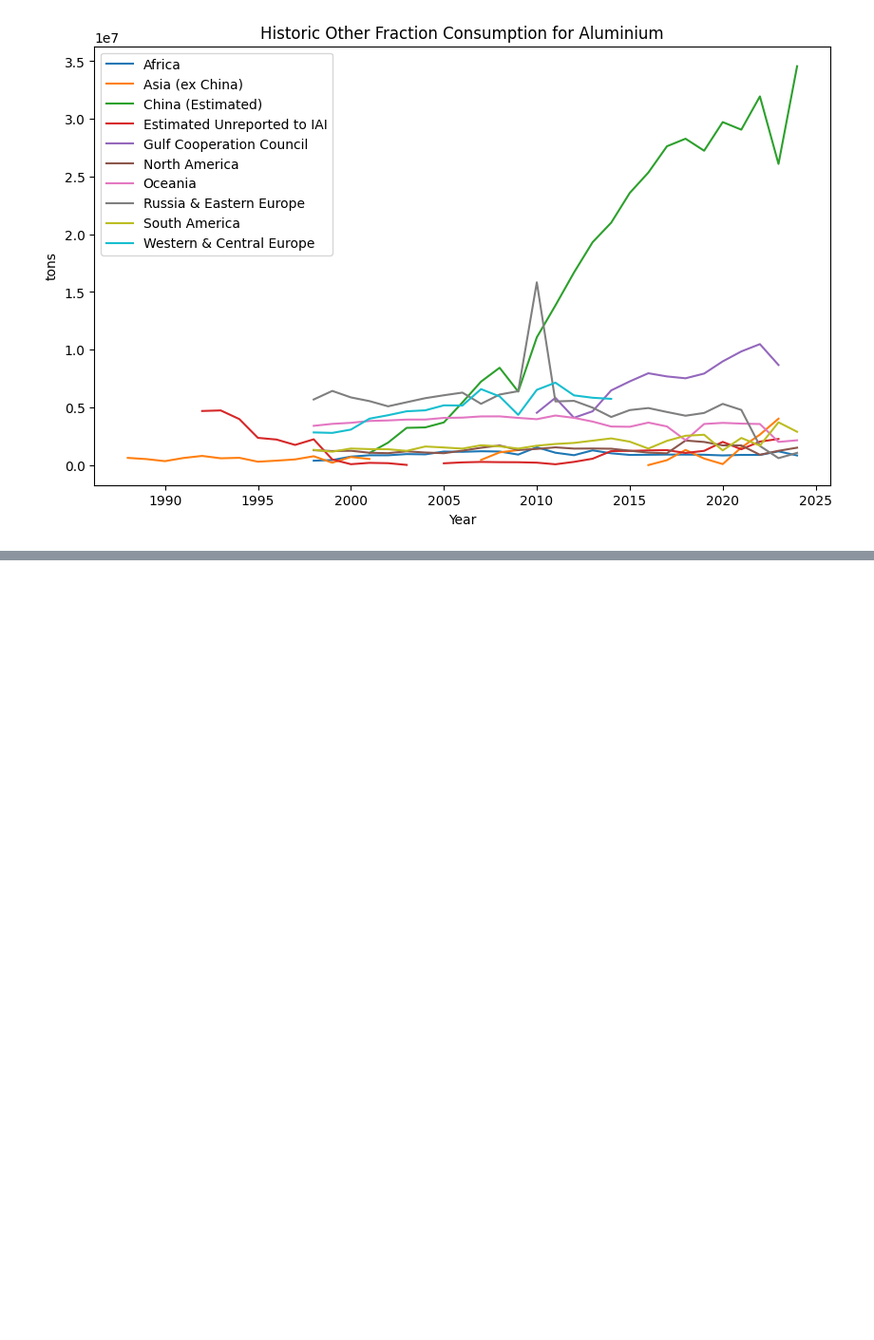
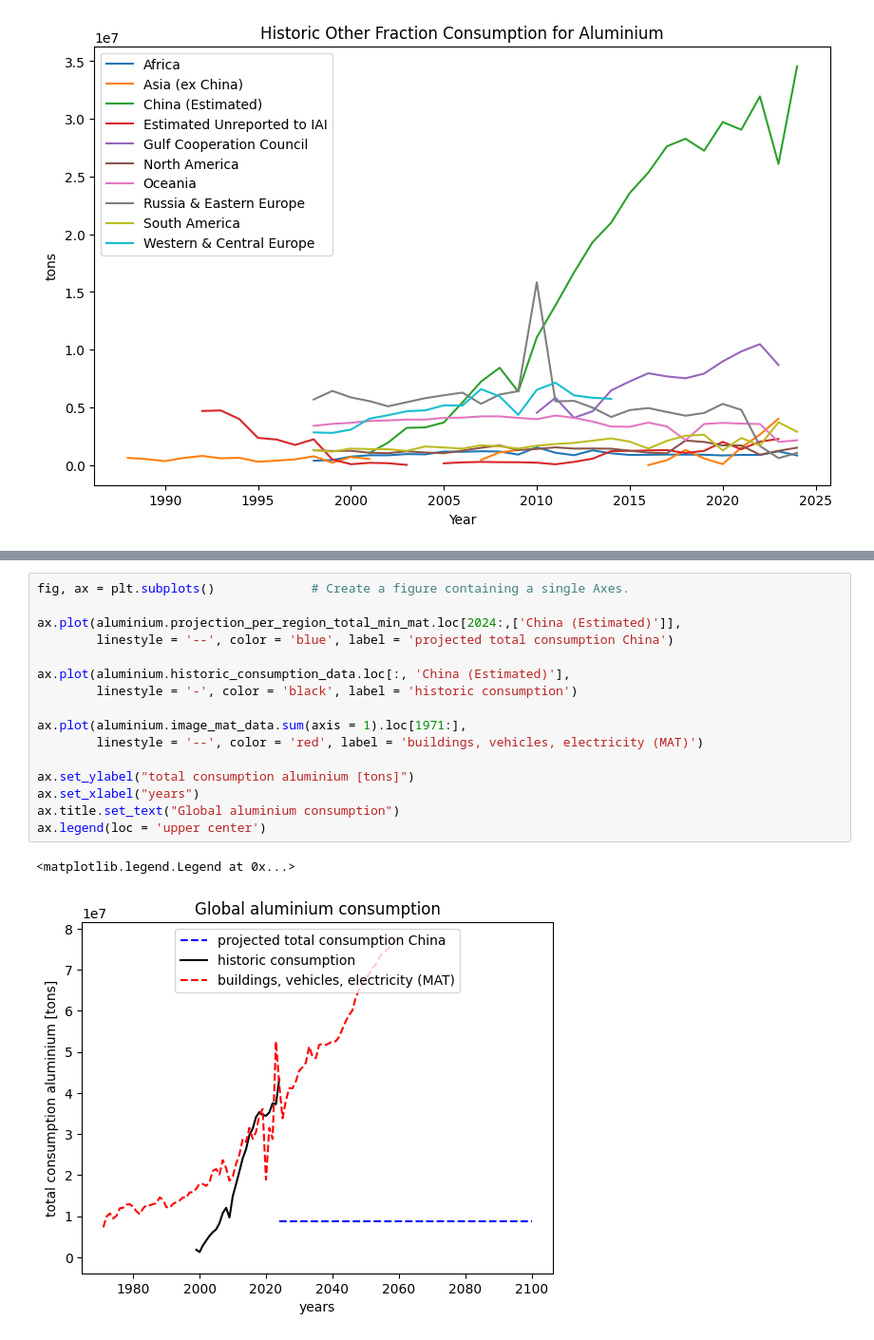
Before and after one commit to imagepbl/image-materials, a Jupyter notebook: imagematerials/rest_of/aluminium.ipynb, the cells around one changed output, grey strips where cells are left out. Shown: that part at 95% size. Saved outputs shown, nothing was run; the diff lists cells and outputs as text; blank space fills up the shorter version.

```diff
--- a/imagematerials/rest_of/aluminium.ipynb
+++ b/imagematerials/rest_of/aluminium.ipynb
@@ -221,0 +339,19 @@ aluminium.projection_per_region.plot()
+# %%
+fig, ax = plt.subplots()             # Create a figure containing a single Axes.
+
+ax.plot(aluminium.projection_per_region_total_min_mat.loc[2024:,['China (Estimated)']],
+        linestyle = '--', color = 'blue', label = 'projected total consumption China')
+
+ax.plot(aluminium.historic_consumption_data.loc[:, 'China (Estimated)'],
+        linestyle = '-', color = 'black', label = 'historic consumption')
+
+ax.plot(aluminium.image_mat_data.sum(axis = 1).loc[1971:],
+        linestyle = '--', color = 'red', label = 'buildings, vehicles, electricity (MAT)')
+
+ax.set_ylabel("total consumption aluminium [tons]")
+ax.set_xlabel("years")
+ax.title.set_text("Global aluminium consumption")
+ax.legend(loc = 'upper center')
+# %% [output]
+<matplotlib.legend.Legend at 0x...>
+[figure, added]
```
Also changed, not shown: parts of 9 cells of this notebook, 4 other files.
